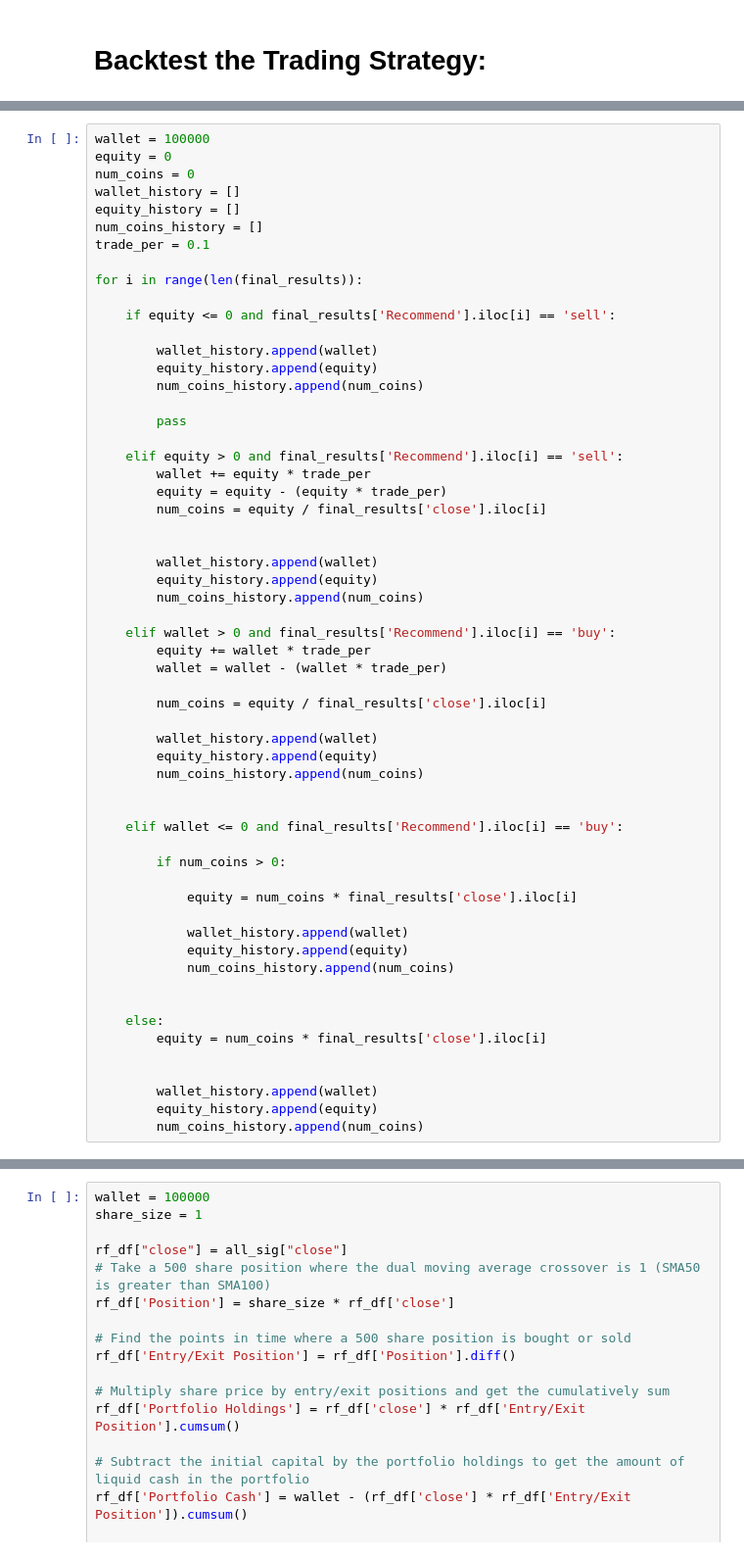
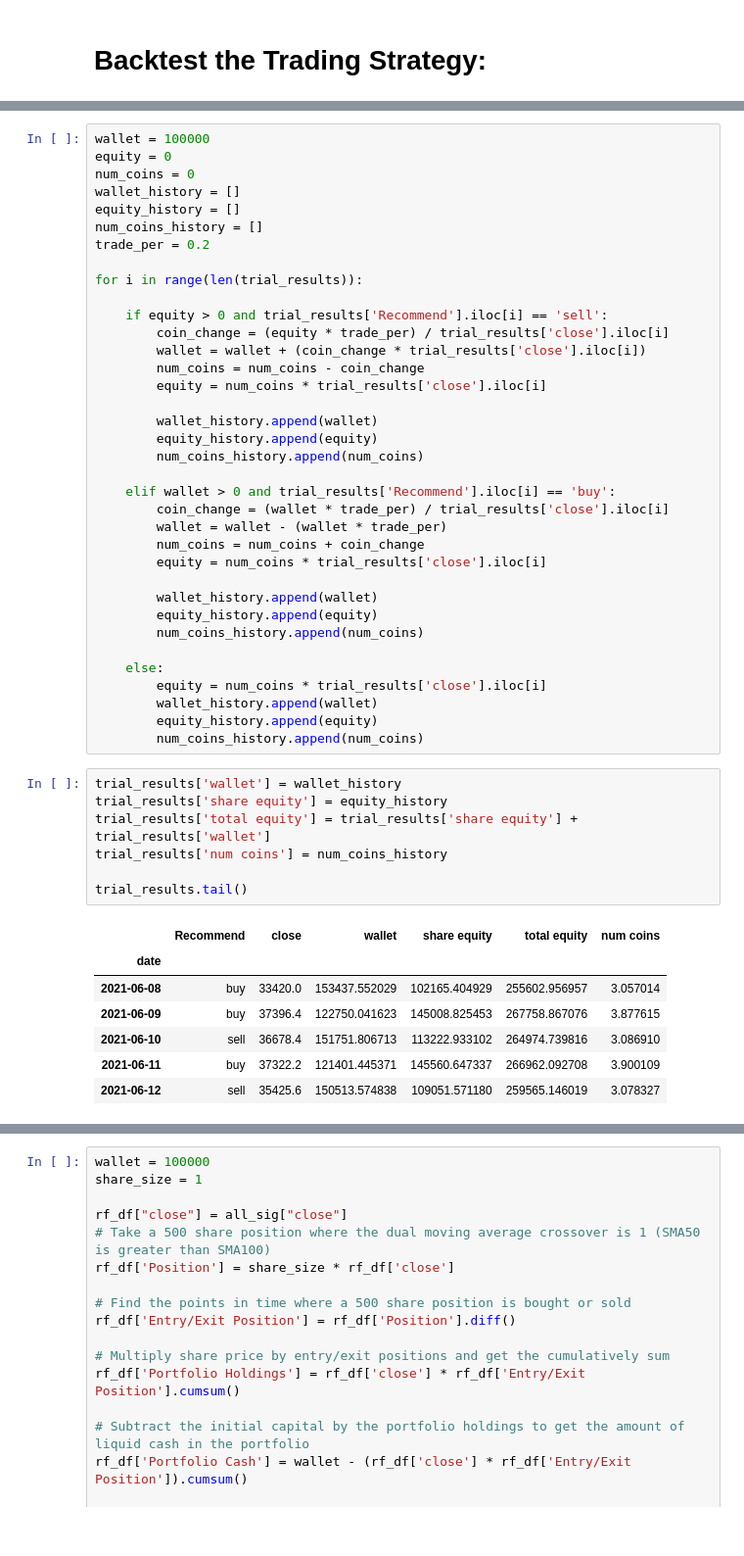
Before and after one commit to hammer888-tech/project2_algo_trading, a Jupyter notebook: MasterDraft.ipynb, the cells around one changed output, grey strips where cells are left out. Shown at 98% size. Cells and saved outputs as stored; diff of their text form.

```diff
--- a/MasterDraft.ipynb
+++ b/MasterDraft.ipynb
@@ -523,54 +501,47 @@ num_coins = 0
 wallet_history = []
 equity_history = []
 num_coins_history = []
-trade_per = 0.1
+trade_per = 0.2
 
-for i in range(len(final_results)):
+for i in range(len(trial_results)):
 
-    if equity <= 0 and final_results['Recommend'].iloc[i] == 'sell':
+    if equity > 0 and trial_results['Recommend'].iloc[i] == 'sell':
+        coin_change = (equity * trade_per) / trial_results['close'].iloc[i]
+        wallet = wallet + (coin_change * trial_results['close'].iloc[i])
+        num_coins = num_coins - coin_change
+        equity = num_coins * trial_results['close'].iloc[i]
 
         wallet_history.append(wallet)
         equity_history.append(equity)
         num_coins_history.append(num_coins)
 
-        pass
-
-    elif equity > 0 and final_results['Recommend'].iloc[i] == 'sell':
-        wallet += equity * trade_per
-        equity = equity - (equity * trade_per)
-        num_coins = equity / final_results['close'].iloc[i]
-
+    elif wallet > 0 and trial_results['Recommend'].iloc[i] == 'buy':
+        coin_change = (wallet * trade_per) / trial_results['close'].iloc[i]
+        wallet = wallet - (wallet * trade_per)
+        num_coins = num_coins + coin_change
+        equity = num_coins * trial_results['close'].iloc[i]
 
         wallet_history.append(wallet)
         equity_history.append(equity)
         num_coins_history.append(num_coins)
 
-    elif wallet > 0 and final_results['Recommend'].iloc[i] == 'buy':
-        equity += wallet * trade_per
-        wallet = wallet - (wallet * trade_per)
-
-        num_coins = equity / final_results['close'].iloc[i]
-
+    else:
+        equity = num_coins * trial_results['close'].iloc[i]
         wallet_history.append(wallet)
         equity_history.append(equity)
         num_coins_history.append(num_coins)
-
-
-    elif wallet <= 0 and final_results['Recommend'].iloc[i] == 'buy':
-
-        if num_coins > 0:
-
-            equity = num_coins * final_results['close'].iloc[i]
-
-            wallet_history.append(wallet)
-            equity_history.append(equity)
-            num_coins_history.append(num_coins)
-
-
-    else:
-        equity = num_coins * final_results['close'].iloc[i]
-
-
-        wallet_history.append(wallet)
-        equity_history.append(equity)
-        num_coins_history.append(num_coins)
+# %%
+trial_results['wallet'] = wallet_history
+trial_results['share equity'] = equity_history
+trial_results['total equity'] = trial_results['share equity'] + trial_results['wallet']
+trial_results['num coins'] = num_coins_history
+
+trial_results.tail()
+# %% [output]
+|  | Recommend | close | wallet | share equity | total equity | num coins |
+| date |  |  |  |  |  |  |
+| 2021-06-08 | buy | 33420.0 | 153437.552029 | 102165.404929 | 255602.956957 | 3.057014 |
+| 2021-06-09 | buy | 37396.4 | 122750.041623 | 145008.825453 | 267758.867076 | 3.877615 |
+| 2021-06-10 | sell | 36678.4 | 151751.806713 | 113222.933102 | 264974.739816 | 3.086910 |
+| 2021-06-11 | buy | 37322.2 | 121401.445371 | 145560.647337 | 266962.092708 | 3.900109 |
+| 2021-06-12 | sell | 35425.6 | 150513.574838 | 109051.571180 | 259565.146019 | 3.078327 |
```
Also changed, not shown: parts of 29 cells of this notebook.
